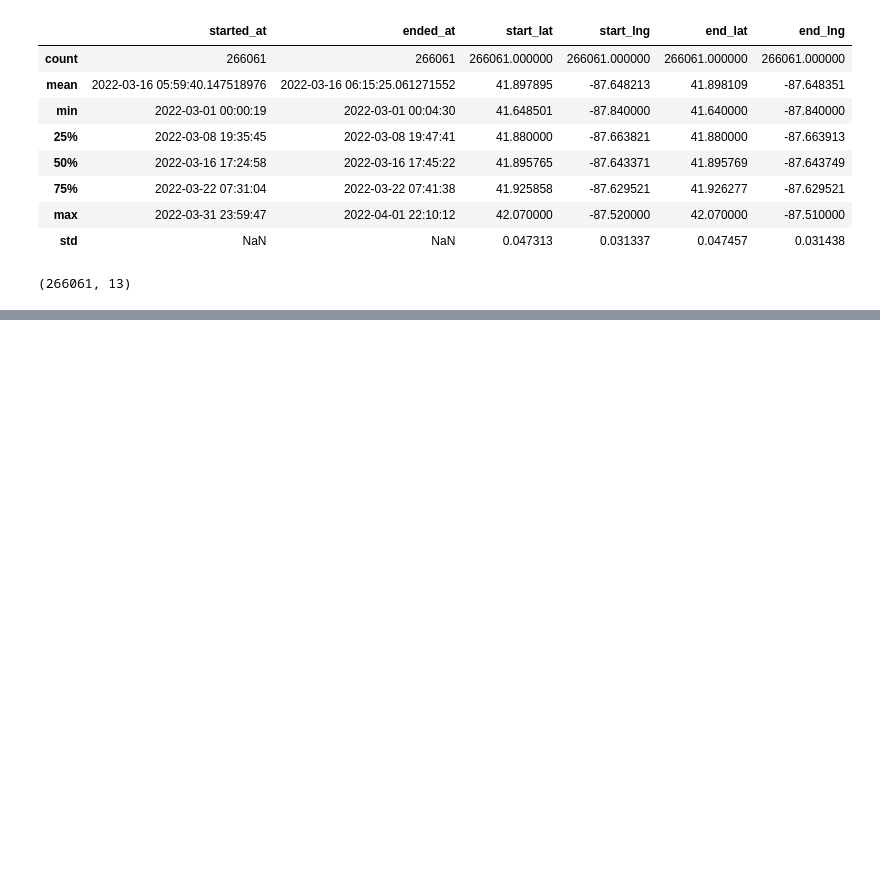
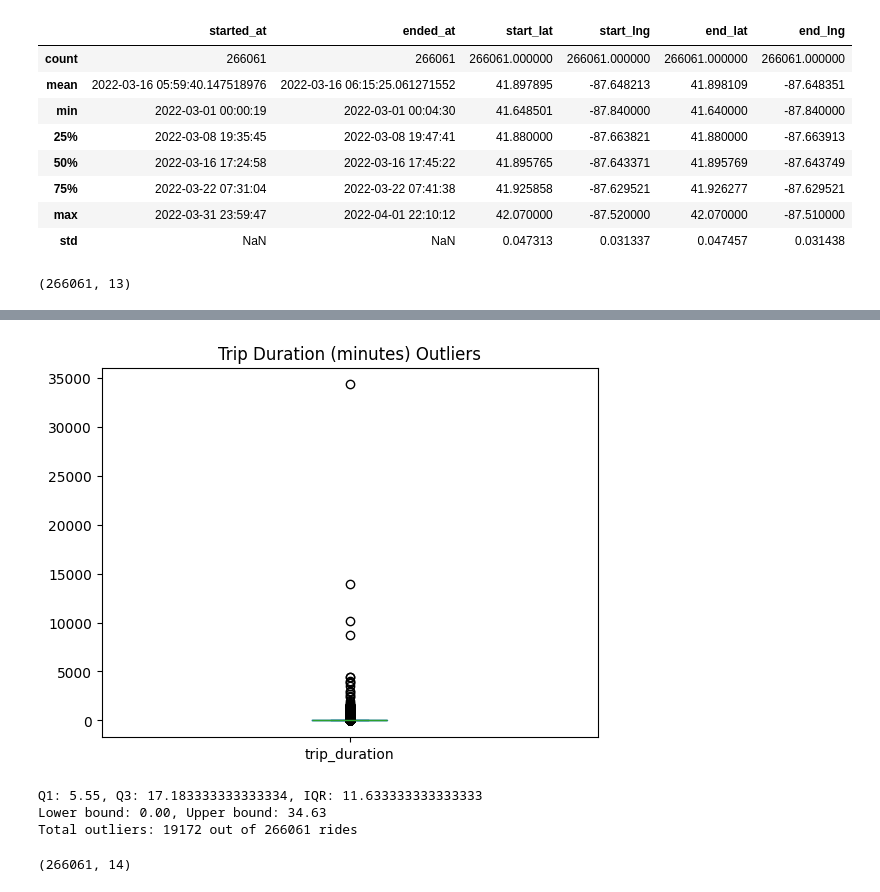
Before and after one commit to devakajla/RideScope, a Jupyter notebook: notebooks/01_cleaning_ride.ipynb, the cells around one changed output, grey strips where cells are left out. Drawn from its saved outputs; the diff is of its cells as text; code cells hidden in the pictures; blank space fills up the shorter version.

```diff
--- a/notebooks/01_cleaning.ipynb
+++ b/notebooks/01_cleaning_ride.ipynb
@@ -436,7 +436,7 @@ dtype: int64
 # %% [markdown]
 ## Handling null values of end_station_name and end_station_id
 # %%
-df=df.dropna(subset=['end_lat'])
+df=df.dropna(subset=['end_lat']).copy()
 # %%
 df.shape
 # %% [output]
@@ -1043,3 +1005,5 @@ df.describe()
 df.shape
 # %% [output]
 (266061, 13)
+# %%
+df['trip_duration'] = (df['ended_at'] - df['started_at']).dt.total_seconds() / 60
@@ -1045,0 +1027,24 @@ df.shape
+# %%
+df['trip_duration'].plot(kind='box', title='Trip Duration (minutes) Outliers')
+plt.show()
+# %% [output]
+[figure, added]
+# %%
+Q1 = df['trip_duration'].quantile(0.25)
+Q3 = df['trip_duration'].quantile(0.75)
+IQR = Q3 - Q1
+lower = max(0,Q1 - 1.5 * IQR)
+upper = Q3 + 1.5 * IQR
+
+outliers = df[(df['trip_duration'] < lower) | (df['trip_duration'] > upper)]
+print(f"Q1: {Q1}, Q3: {Q3}, IQR: {IQR}")
+print(f"Lower bound: {lower:.2f}, Upper bound: {upper:.2f}")
+print(f"Total outliers: {len(outliers)} out of {len(df)} rides")
+# %% [output]
+Q1: 5.55, Q3: 17.183333333333334, IQR: 11.633333333333333
+Lower bound: 0.00, Upper bound: 34.63
+Total outliers: 19172 out of 266061 rides
+# %%
+df.shape
+# %% [output]
+(266061, 14)
```
Also changed, not shown: parts of 24 cells of this notebook.
